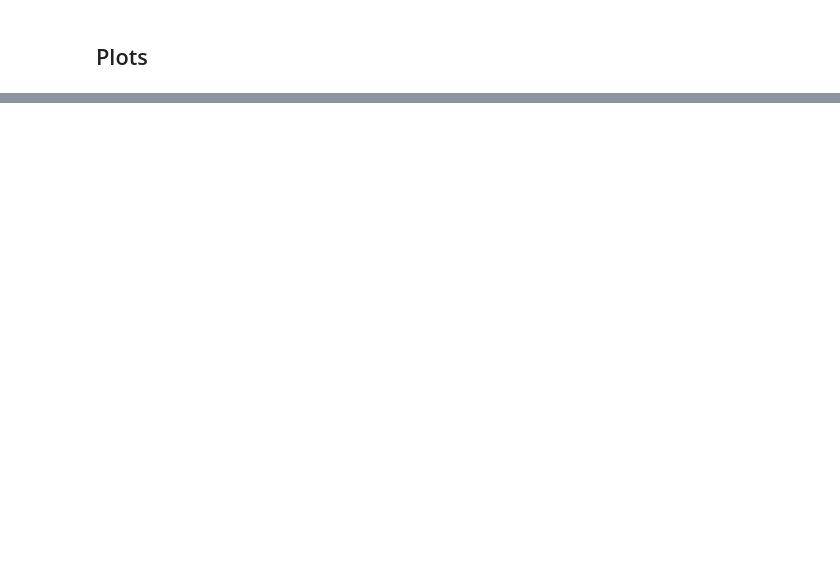
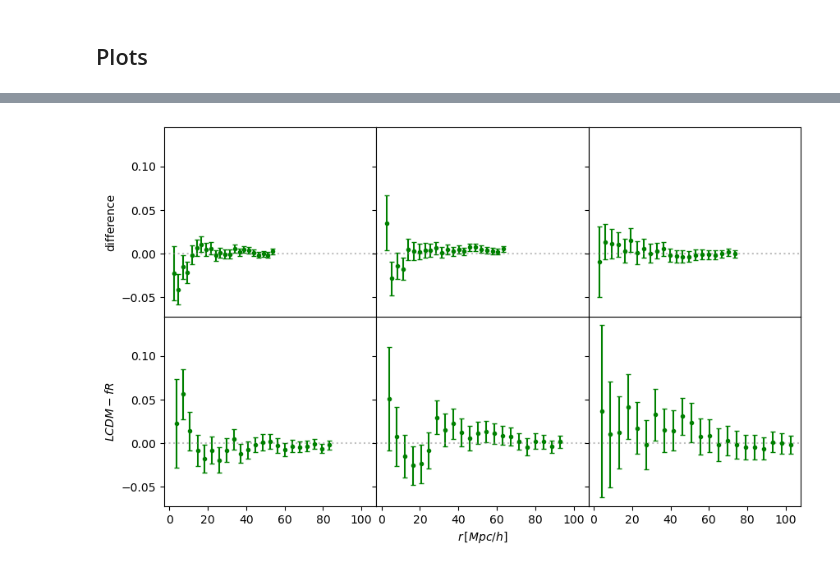
Before and after one commit to francaporaso/modified_gravity, a Jupyter notebook: density/void_gal_corrfunc.ipynb, the cells around one changed output, grey strips where cells are left out. Drawn from its saved outputs; the diff is of its cells as text; code cells hidden in the pictures; blank space fills up the shorter version.

Commit message:
removing code that is now in statistics/vgcf.py and adding plots from the results in there

```diff
--- a/density/void_gal_corrfunc.ipynb
+++ b/density/void_gal_corrfunc.ipynb
@@ -448,0 +92,19 @@ plt.subplots_adjust(wspace=0.01, hspace=0.05)
+# %%
+zs = ['01-02',
+      # '05-06'
+     ]
+rvs = ['10-12','12-14','14-16','16-18','18-20','20-22',
+       # '22-50'
+      ]
+sim = ['LCDM', 'fR']
+
+path = '/home/fcaporaso/modified_gravity/statistics/'
+
+p = {}
+for s in sim:
+    p[s] = {}
+    for z in zs:
+        p[s][z] = {}
+        for i,rv in enumerate(rvs):
+            with fits.open(path+f'vgcf_test{i+1}_{s}_{rv}_z{z}_typeall.fits') as f:
+                p[s][z][rv] = np.vstack([f[1].data.r,f[1].data.Xi,np.sqrt(np.diag(f[2].data.cov.reshape(22,22)))])
@@ -448,0 +142,44 @@ plt.subplots_adjust(wspace=0.01, hspace=0.05)
+# %%
+ny = 2+(len(zs)*len(rvs))%2
+nx = (len(zs)*len(rvs))//2
+fig, axes = plt.subplots(
+    ny,nx,
+    figsize=(10,6),
+    sharex=True, sharey=True,
+)
+
+i,j = 0,0
+for z in zs:
+    for rv in rvs:
+#         axes[i,j].errorbar(
+#             p['LCDM'][z][rv][0], (p['LCDM'][z][rv][1]/p['fR'][z][rv][1])-1.0,
+#             err(p['LCDM'][z][rv][1],p['fR'][z][rv][1],p['LCDM'][z][rv][2],p['fR'][z][rv][2]),
+#             capsize=2, fmt='.', c='k',
+#         )
+
+        axes[i,j].errorbar(
+            p['LCDM'][z][rv][0], p['LCDM'][z][rv][1]-p['fR'][z][rv][1],
+            np.hypot(p['LCDM'][z][rv][2],p['fR'][z][rv][2]),
+            capsize=2, fmt='.', c='g',
+        )
+
+        # axes[i,j].errorbar(
+        #     p['LCDM'][z][rv][0], np.abs(p['LCDM'][z][rv][1]-p['fR'][z][rv][1])/np.abs(p['fR'][z][rv][1]),
+        #     err(p['LCDM'][z][rv][1]+1,p['fR'][z][rv][1]+1,p['LCDM'][z][rv][2],p['fR'][z][rv][2]),
+        #     capsize=2, fmt='.', c='k',
+        # )
+        axes[i,j].axhline(0,ls=':',c='gray',alpha=0.5)
+        # axes[i,j].set_ylim(-1.1,1.1)
+        # axes[i,j].set_xlim(0.0,30.0)
+        j+=1
+        if j>=nx:
+            j=0
+            i+=1
+
+# axes[-1,-1].legend()
+axes[-1,-2].set_xlabel('$r \, [Mpc/h]$')
+axes[0,0].set_ylabel('difference')
+axes[1,0].set_ylabel('$LCDM-fR$')
+plt.subplots_adjust(wspace=0.0, hspace=0.0)
+# %% [output]
+[figure, added]
```
Also changed, not shown: parts of 29 cells of this notebook.
